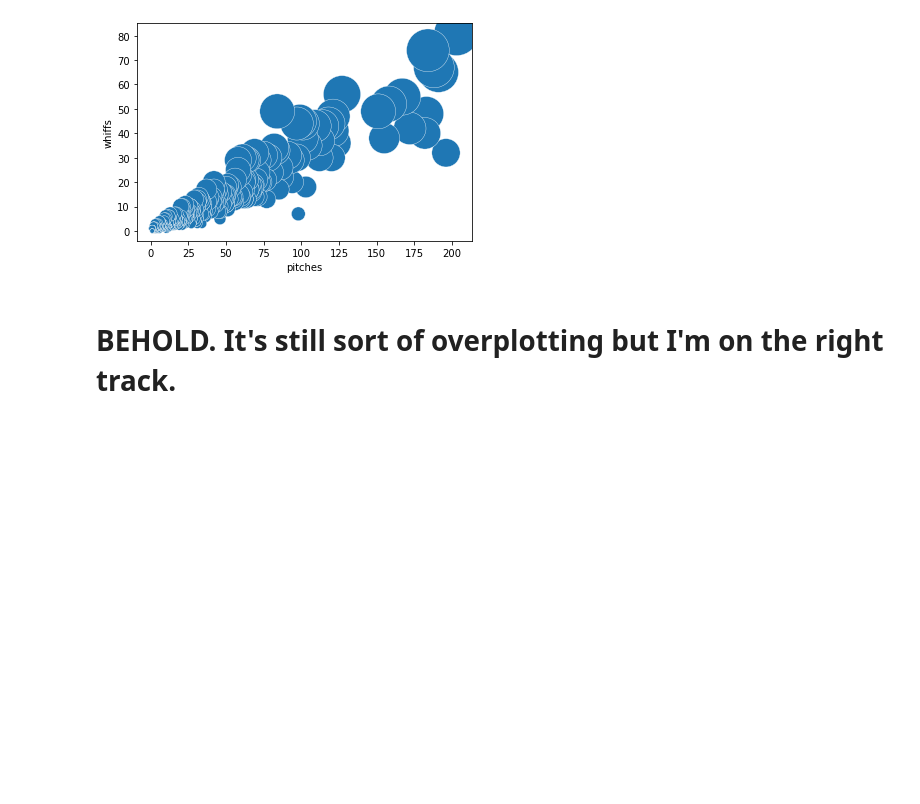
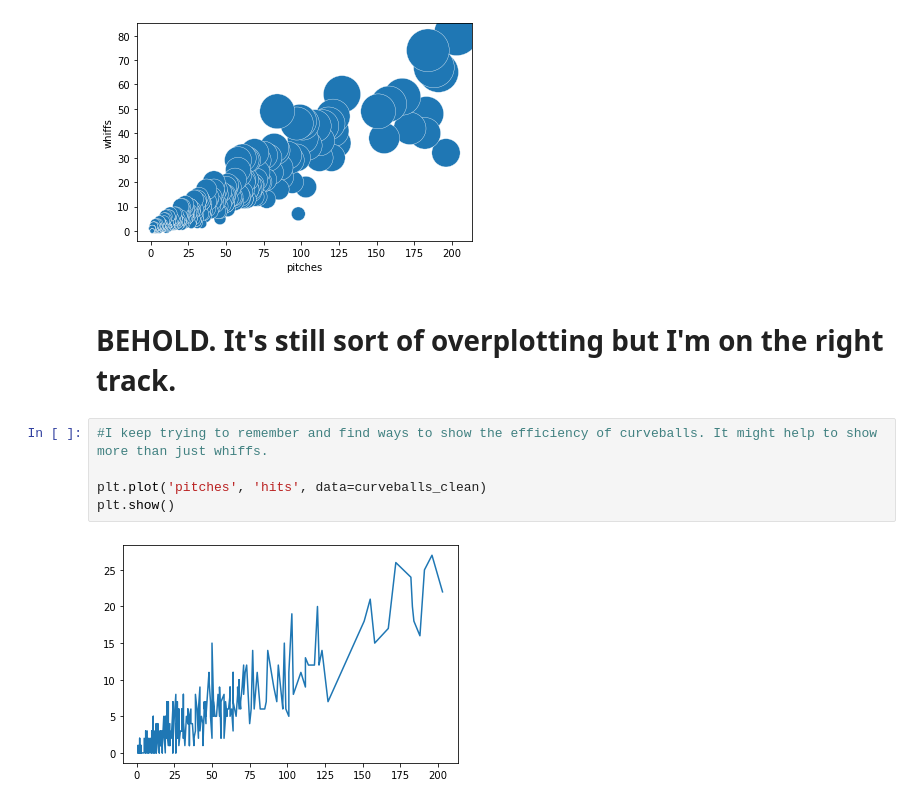
Before and after one commit to Katherine89Lee/Curveball-Data, a Jupyter notebook: Curveballs.ipynb, the cells around one changed output. Cells and saved outputs as stored; diff of their text form; blank space fills up the shorter version.

Commit message:
6-30-2022
Using line charts to get a better visual of efficiency of curveballs across different types of swings (hit, whiff, total pitches)

```diff
--- a/Curveballs.ipynb
+++ b/Curveballs.ipynb
@@ -104,3 +104,10 @@ sns.scatterplot(data=curveballs_clean, x="pitches", y="whiffs", size="whiffs", l
 [figure]
 # %% [markdown]
 # BEHOLD. It's still sort of overplotting but I'm on the right track.
+# %%
+#I keep trying to remember and find ways to show the efficiency of curveballs. It might help to show more than just whiffs.
+
+plt.plot('pitches', 'hits', data=curveballs_clean)
+plt.show()
+# %% [output]
+[figure, added]
```
Also changed, not shown: parts of 4 cells of this notebook.
